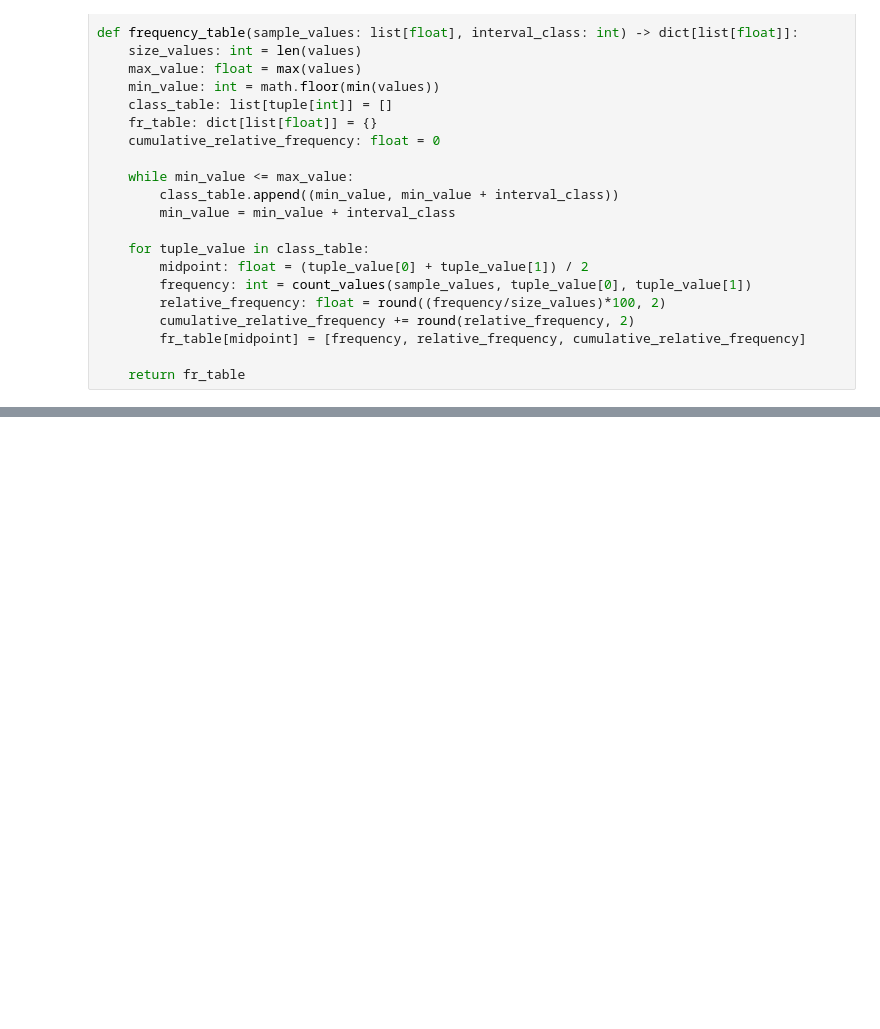
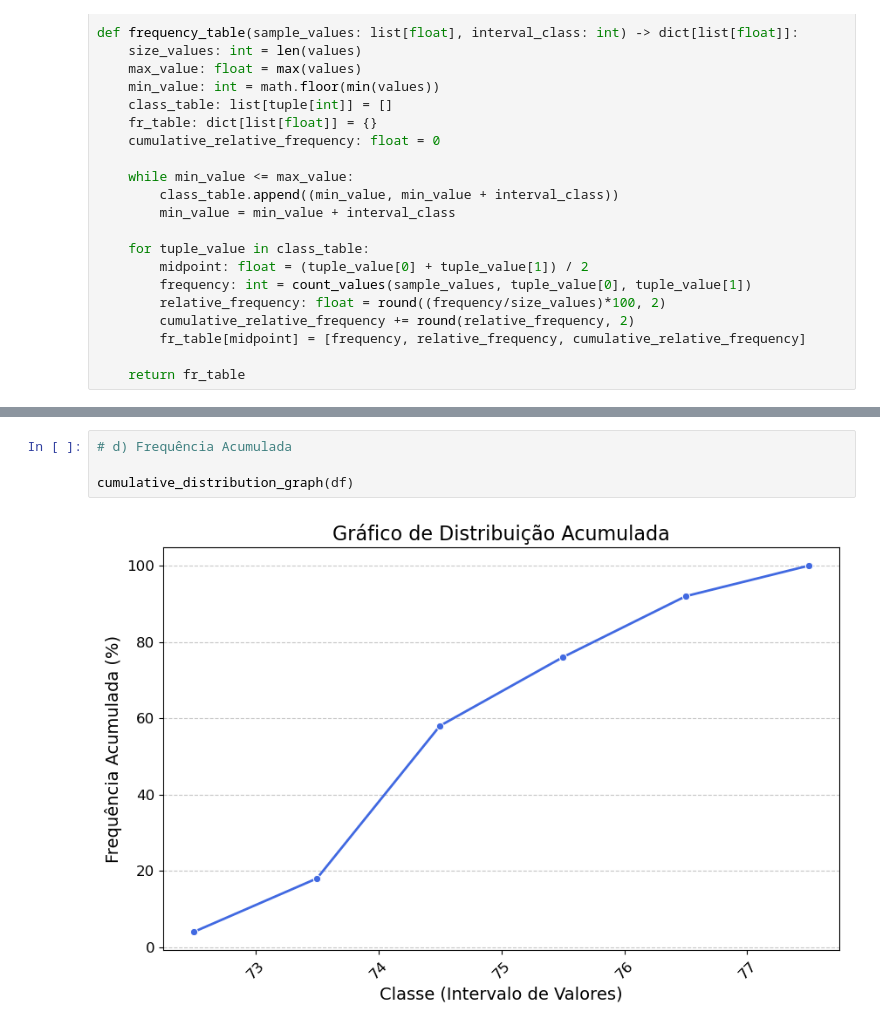
Before and after one commit to rubensrabelo/estatistica_com_python, a Jupyter notebook: 03_analise_exploratoria_de_dados/exercicio.ipynb, the cells around one changed output, grey strips where cells are left out. Drawn from its saved outputs; the diff is of its cells as text; blank space fills up the shorter version.

```diff
--- a/03_analise_exploratoria_de_dados/exercicio.ipynb
+++ b/03_analise_exploratoria_de_dados/exercicio.ipynb
@@ -95,0 +135,6 @@ fr_table
+# %%
+# d) Frequência Acumulada
+
+cumulative_distribution_graph(df)
+# %% [output]
+[figure, added]
```
Also changed, not shown: parts of 6 cells of this notebook.
